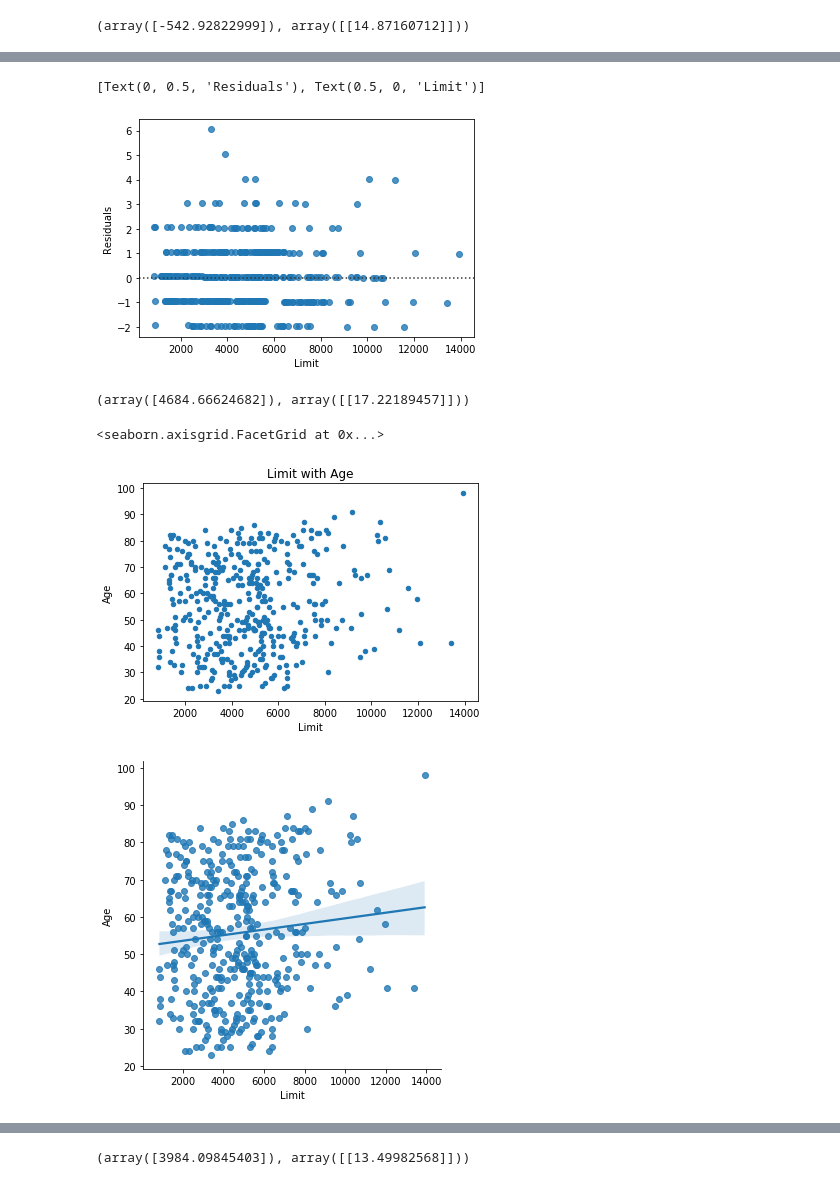
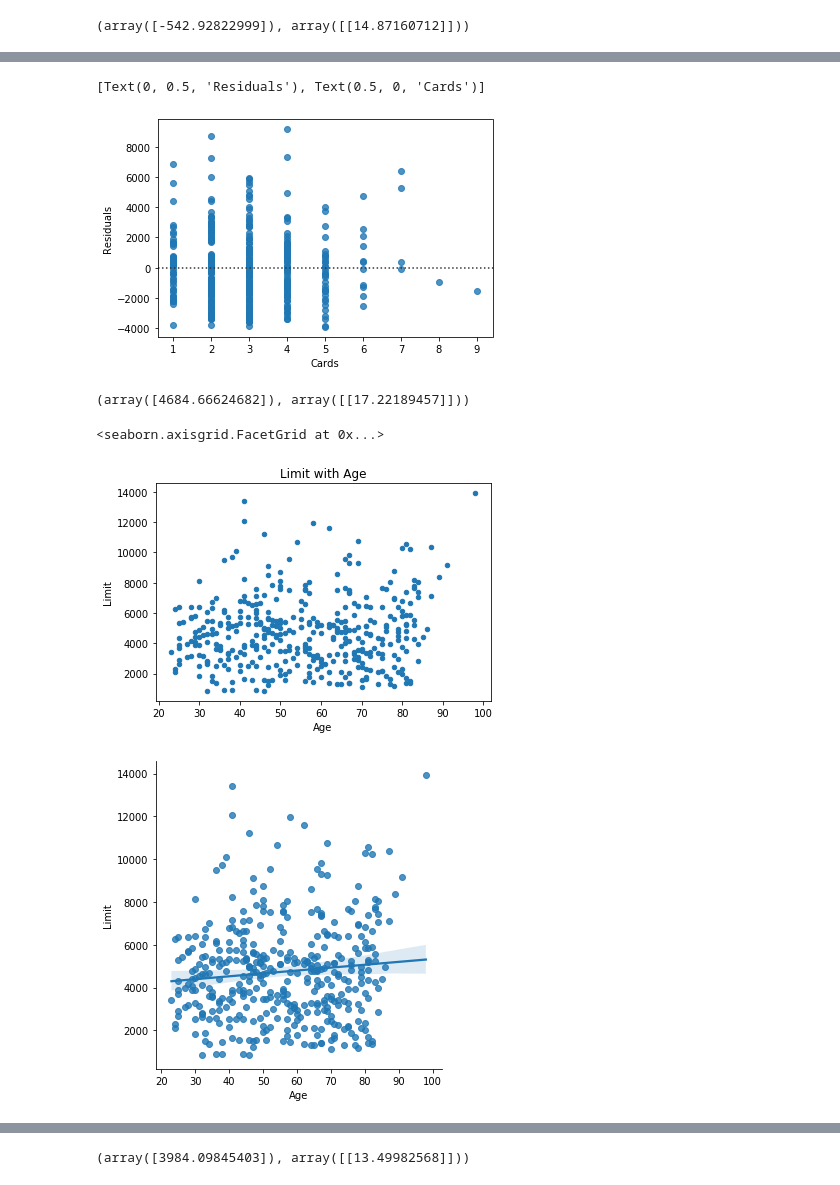
Before and after one commit to USF-CS-663-Spring-2020/lab-05-regression-rubinjohny, a Jupyter notebook: Linear_regression_credit.ipynb, the cells around one changed output, grey strips where cells are left out. Cells and saved outputs as stored; diff of their text form; code cells hidden in the pictures.

Commit message:
added good vs bad predictor comments

```diff
--- a/Linear_regression_credit.ipynb
+++ b/Linear_regression_credit.ipynb
@@ -74,10 +76,11 @@ sns.lmplot( x = 'Limit', y='Cards', data = df)
 # %%
 # Residual Cards
-r1 = sns.residplot('Limit', 'Cards', data= df)
-r1.set(xlabel = 'Limit', ylabel = 'Residuals')
+# since the residual graph is not evenly spread out, we can say that Cards is not a good predictor
+r1 = sns.residplot('Cards', 'Limit', data= df)
+r1.set(xlabel = 'Cards', ylabel = 'Residuals')
 # %% [output]
-[Text(0, 0.5, 'Residuals'), Text(0.5, 0, 'Limit')]
+[Text(0, 0.5, 'Residuals'), Text(0.5, 0, 'Cards')]
-[figure, old version]
+[figure, new version]
 # %%
 # slope and the intercept for Cards
 lin_reg = LinearRegression()
@@ -86,11 +89,11 @@ lin_reg.intercept_,lin_reg.coef_
 # %% [output]
 (array([4684.66624682]), array([[17.22189457]]))
 # %%
-df.plot(kind='scatter', x = 'Limit', y = 'Age', title = "Limit with Age")
-sns.lmplot( x = 'Limit', y='Age', data = df)
+df.plot(kind='scatter', x = 'Age', y = 'Limit', title = "Limit with Age")
+sns.lmplot( x = 'Age', y='Limit', data = df)
 # %% [output]
 <seaborn.axisgrid.FacetGrid at 0x...>
-[figure, old version]
+[figure, new version]
-[figure, old version]
+[figure, new version]
 # %%
 # Residual Age
```
Also changed, not shown: parts of 11 cells of this notebook.
